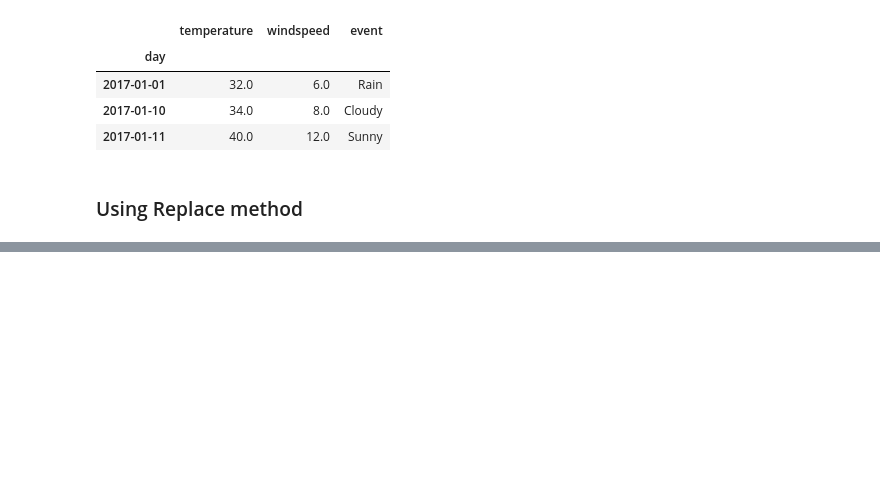
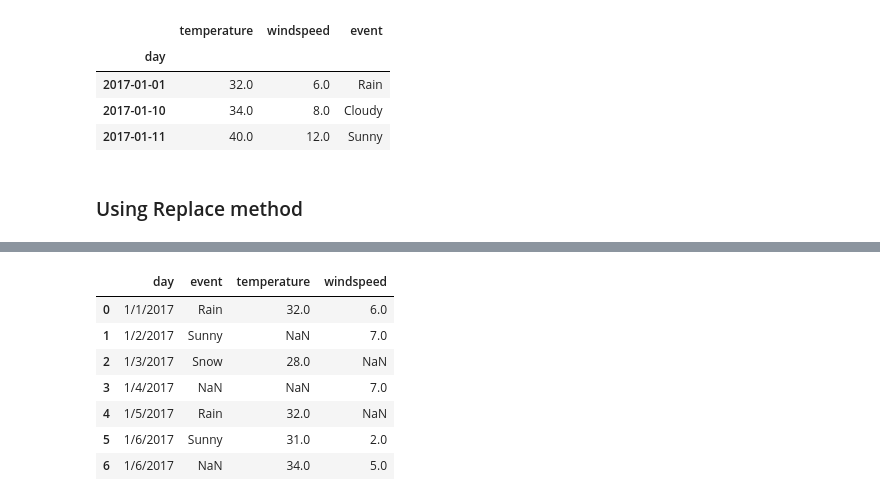
Before and after one commit to LEMSantos/LearningPandas, a Jupyter notebook: Handling Missing Data.ipynb, the cells around one changed output, grey strips where cells are left out. Cells and saved outputs as stored; diff of their text form; code cells hidden in the pictures; blank space fills up the shorter version.

```diff
--- a/Handle Missing Data.ipynb
+++ b/Handling Missing Data.ipynb
@@ -136,0 +169,16 @@ weather_data.dropna(thresh = 3)
+# %%
+# Or if necessary, you can use with a dictionay of columns and their values to replace
+df.replace({
+    'temperature': -99999,
+    'windspeed': [-99999,-88888],
+    'event': 0
+},np.NaN)
+# %% [output]
+|  | day | event | temperature | windspeed |
+| 0 | 1/1/2017 | Rain | 32.0 | 6.0 |
+| 1 | 1/2/2017 | Sunny | NaN | 7.0 |
+| 2 | 1/3/2017 | Snow | 28.0 | NaN |
+| 3 | 1/4/2017 | NaN | NaN | 7.0 |
+| 4 | 1/5/2017 | Rain | 32.0 | NaN |
+| 5 | 1/6/2017 | Sunny | 31.0 | 2.0 |
+| 6 | 1/6/2017 | NaN | 34.0 | 5.0 |
```
Also changed, not shown: parts of 7 cells of this notebook.
